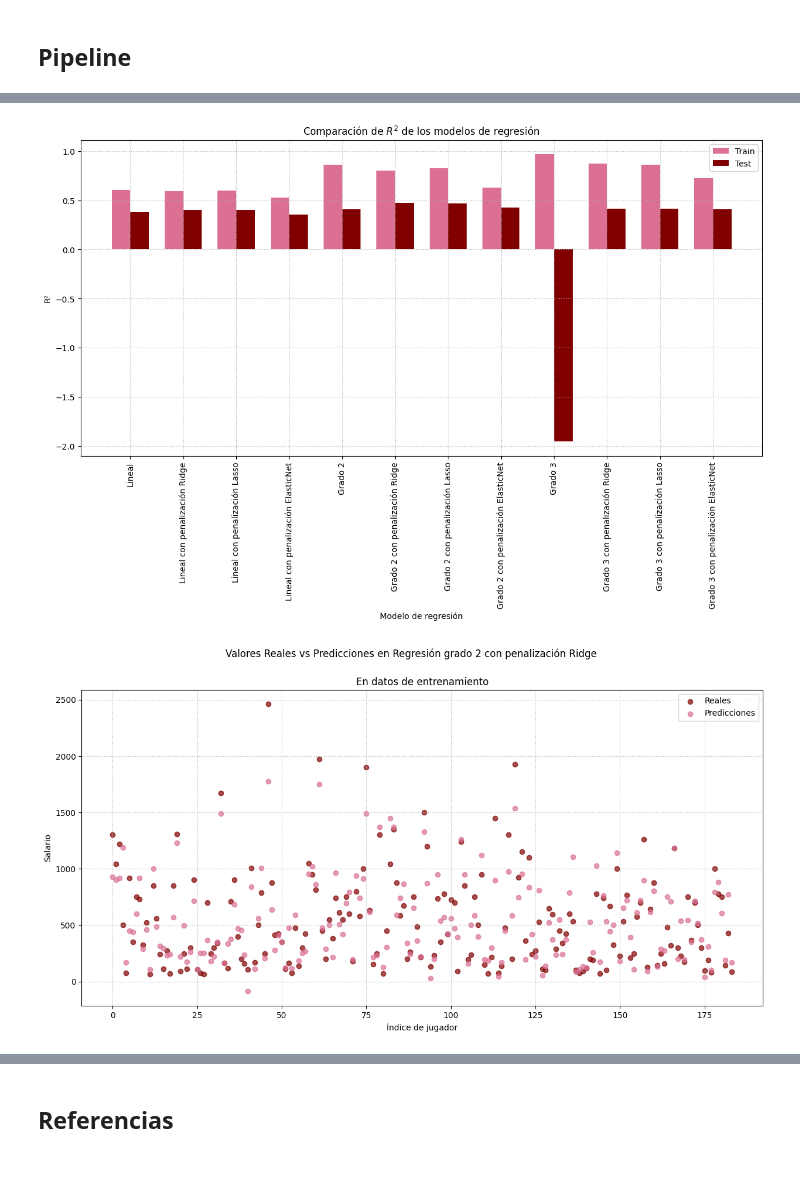
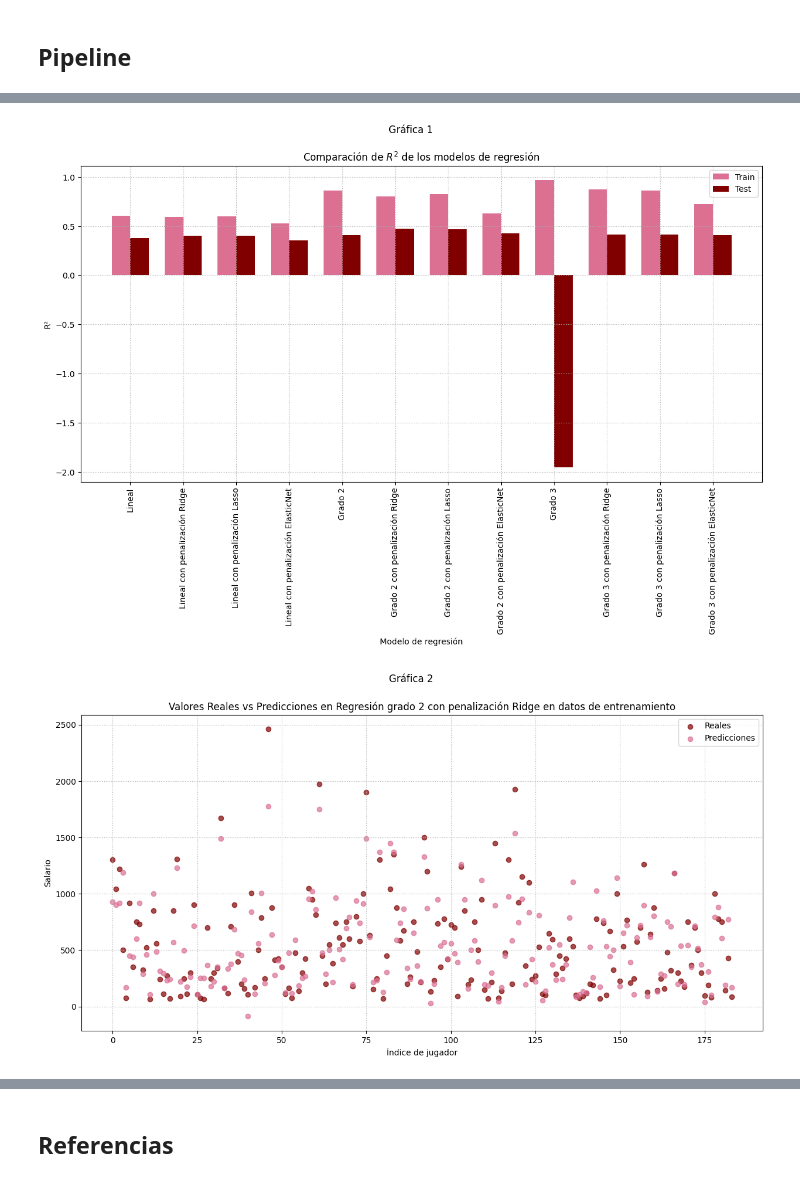
Before and after one commit to AnaSofiaHinojosa/Proyecto1LabAprEstadistico, a Jupyter notebook: Proyecto1.ipynb, the cells around one changed output, grey strips where cells are left out. Drawn from its saved outputs; the diff is of its cells as text; code cells hidden in the pictures.

```diff
--- a/Proyecto1.ipynb
+++ b/Proyecto1.ipynb
@@ -822,20 +831,21 @@ display(Markdown(df_final.to_markdown(index = False)))
 # %%
 x = np.arange(len(df_final))
 width = 0.35
 
 plt.figure(figsize=(15,7))
 
 plt.bar(x - width/2, df_final["R2_train"], width, label="Train", color = "palevioletred")
 plt.bar(x + width/2, df_final["R2_test"], width, label="Test", color = "maroon")
 
 plt.xticks(x, df_final["Modelo"], rotation=90)
+plt.suptitle("Gráfica 1")
 plt.title("Comparación de $R^2$ de los modelos de regresión")
 plt.xlabel("Modelo de regresión")
 plt.ylabel("R²")
 plt.legend()
 plt.grid(linestyle=":")
 # %% [output]
-[figure, old version]
+[figure, new version]
 # %%
 mejor_train, mejor_test = ridge(data_cuadrada, 1)[2], ridge(data_cuadrada, 1)[3]
 datos_reales_train, datos_reales_test = ridge(data_cuadrada, 1)[4], ridge(data_cuadrada, 1)[5]
@@ -849,12 +859,12 @@ plt.scatter(range(len(mejor_train)), mejor_train,
 
 plt.xlabel("Índice de jugador")
 plt.ylabel("Salario")
-plt.title("En datos de entrenamiento")
-plt.suptitle("Valores Reales vs Predicciones en Regresión grado 2 con penalización Ridge")
+plt.title("Valores Reales vs Predicciones en Regresión grado 2 con penalización Ridge en datos de entrenamiento")
+plt.suptitle("Gráfica 2")
 plt.legend()
 plt.grid(linestyle=":")
 # %% [output]
-[figure, old version]
+[figure, new version]
 # %%
 plt.figure(figsize=(15,7))
 plt.scatter(range(len(datos_reales_test)), datos_reales_test,
```
Also changed, not shown: parts of 23 cells of this notebook.
